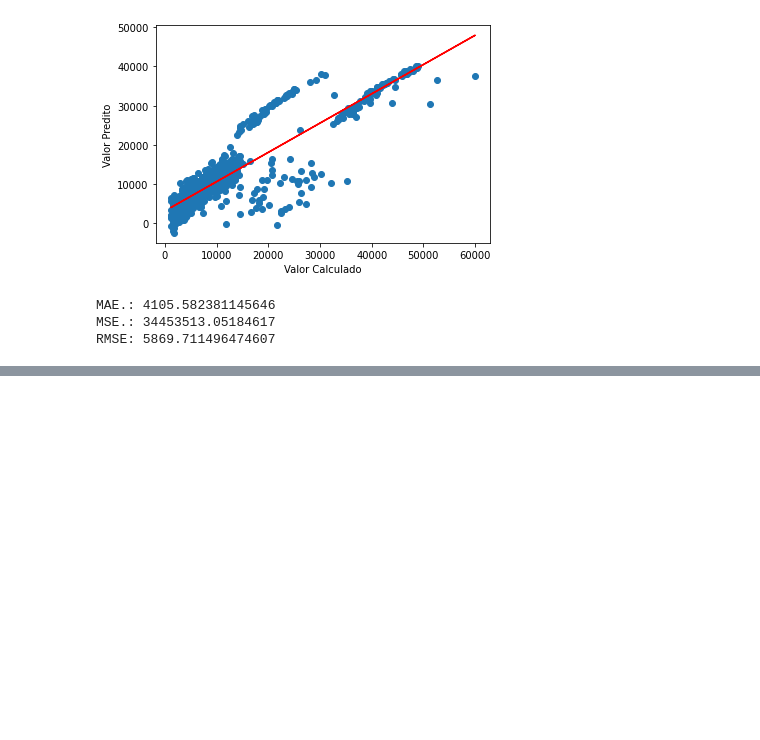
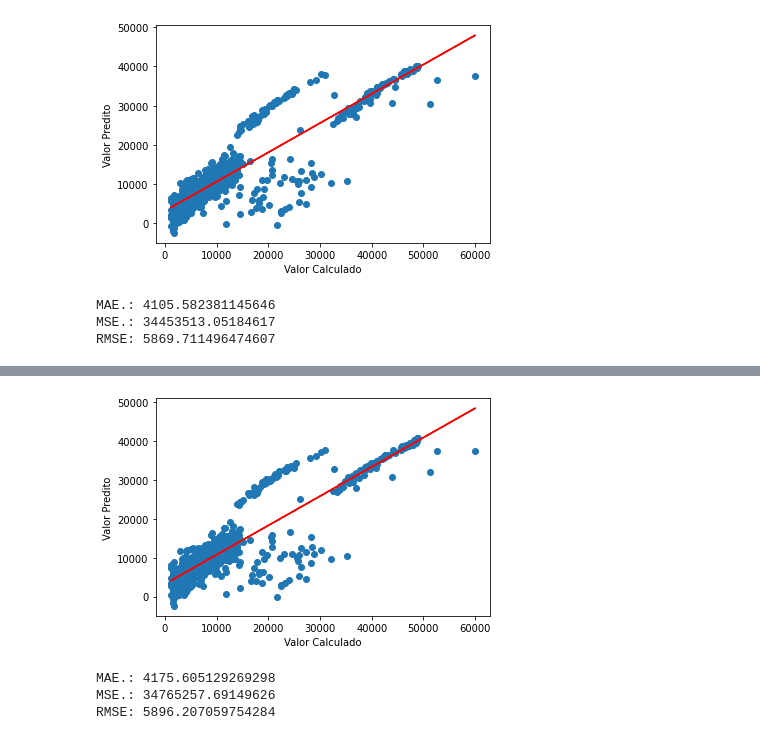
Before and after one commit to H3nr1que26/Pedro, a Jupyter notebook: Regressão_Linear.ipynb, the cells around one changed output, grey strips where cells are left out. Drawn from its saved outputs; the diff is of its cells as text; code cells hidden in the pictures; blank space fills up the shorter version.

```diff
--- a/Regressão_Linear.ipynb
+++ b/Regressão_Linear.ipynb
@@ -312,0 +444,3 @@ RMSE: 5869.711496474607
+# %%
+y = coluna[alvo]
+y
@@ -312,0 +460,4 @@ RMSE: 5869.711496474607
+# %%
+X_train, X_test, y_train, y_test = train_test_split ( X, y, test_size = 0.5, random_state = 0)
+# %%
+LR = LinearRegression().fit(X_train, y_train)
@@ -312,0 +470,3 @@ RMSE: 5869.711496474607
+# %%
+y_predito = LR.predict(X_test)
+y_predito
@@ -312,0 +491,18 @@ RMSE: 5869.711496474607
+# %%
+plt.scatter(y_test, y_predito)
+plt.xlabel('Valor Calculado')
+plt.ylabel('Valor Predito')
+z = np.polyfit(y_test, y_predito, 1)
+p = np.poly1d(z)
+plt.plot(y_test, p(y_test), "r-")
+plt.show();
+# %% [output]
+[figure, added]
+# %%
+print('MAE.:', metrics.mean_absolute_error(y_test, y_predito) )
+print('MSE.:', metrics.mean_squared_error(y_test, y_predito))
+print('RMSE:', np.sqrt(metrics.mean_squared_error(y_test, y_predito)))
+# %% [output]
+MAE.: 4175.605129269298
+MSE.: 34765257.69149626
+RMSE: 5896.207059754284
```
Also changed, not shown: parts of 13 cells of this notebook.
